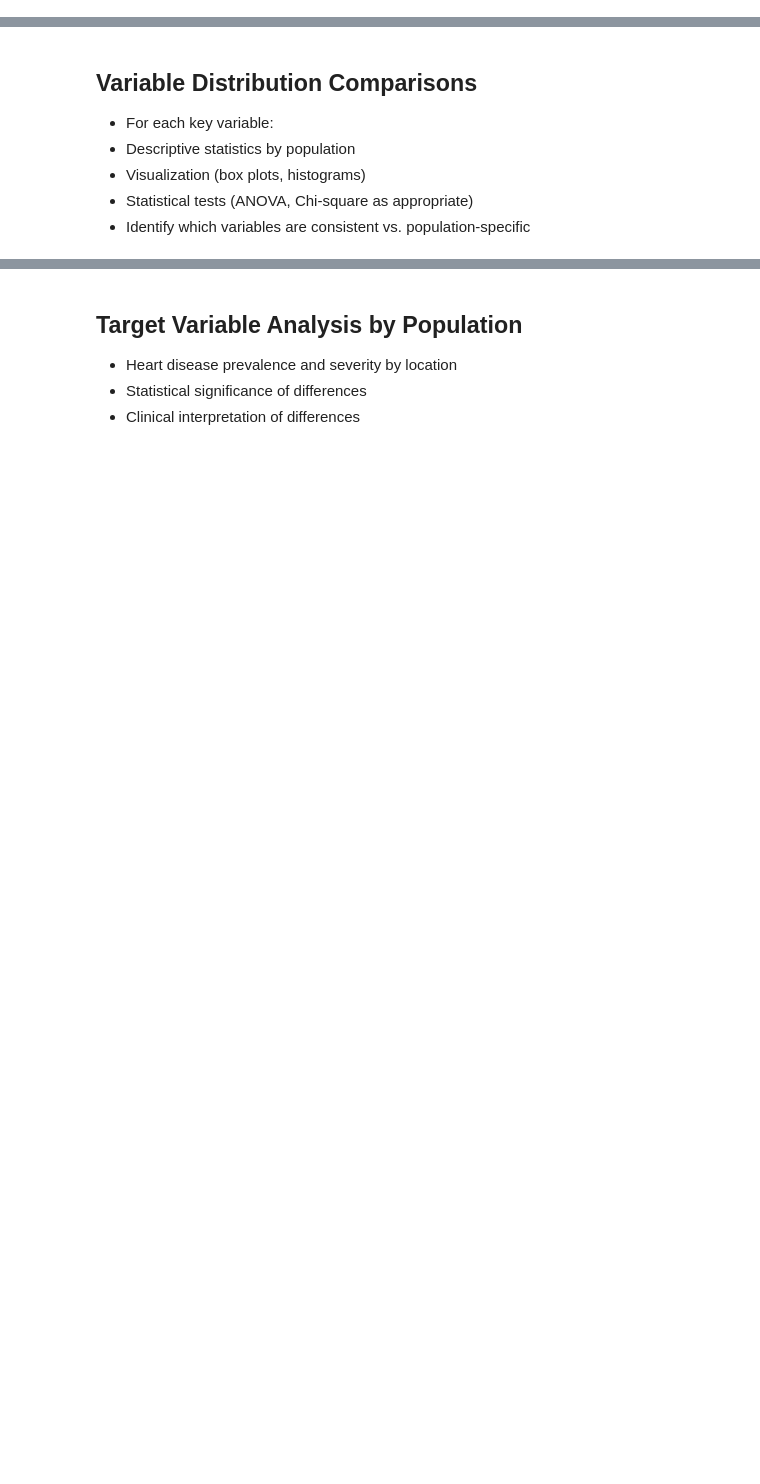
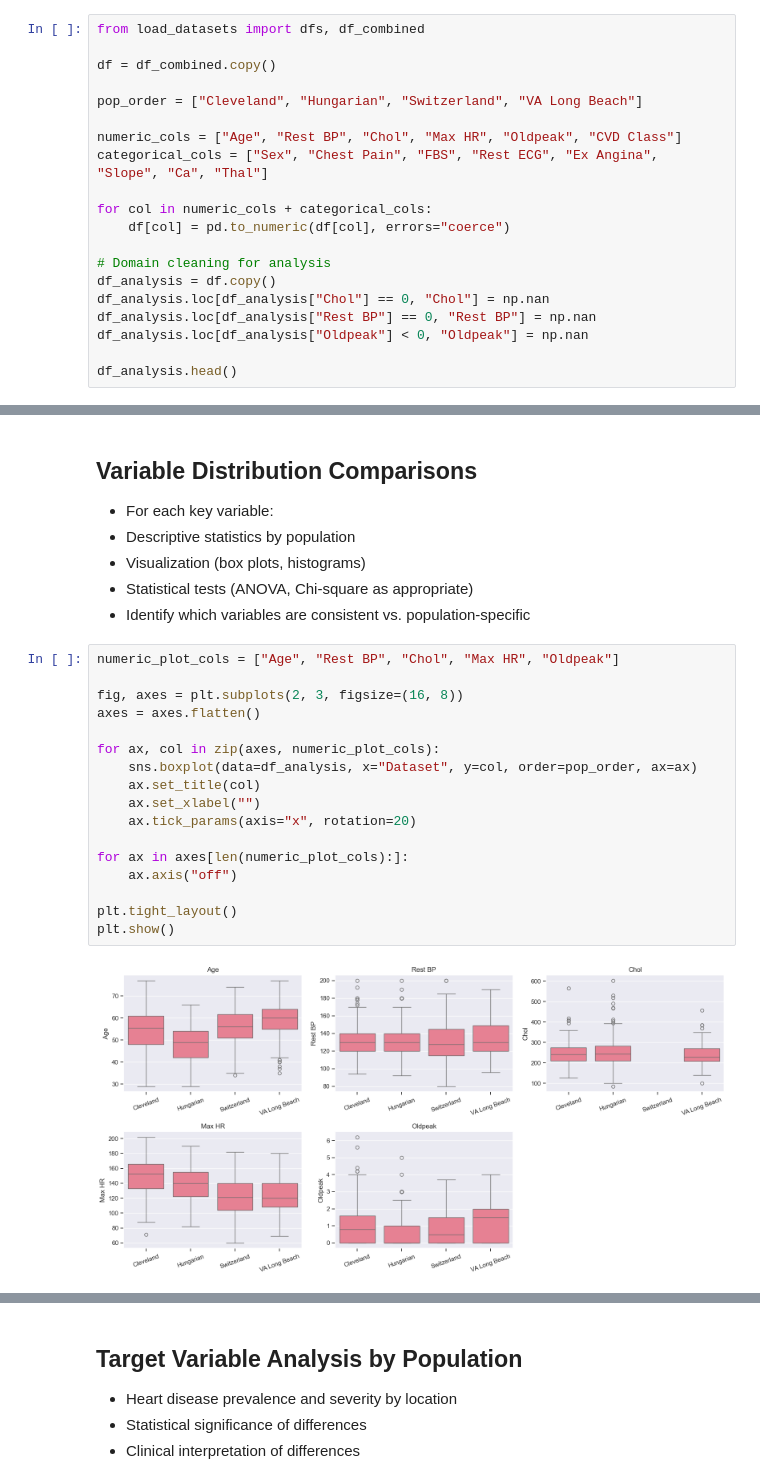
Before and after one commit to Ericn01/Heart-Disease-Prediction, a Jupyter notebook: 2_population_analysis_and_cleaning.ipynb, the cells around one changed output, grey strips where cells are left out. Drawn from its saved outputs; the diff is of its cells as text; blank space fills up the shorter version.

```diff
--- a/2_population_analysis_and_cleaning.ipynb
+++ b/2_population_analysis_and_cleaning.ipynb
@@ -92,3 +76,23 @@ from utils.data_quality import calculate_missingness_summary
 pd.options.display.float_format = "{:,.2f}".format
 
 warnings.filterwarnings('ignore')
+# %%
+from load_datasets import dfs, df_combined
+
+df = df_combined.copy()
+
+pop_order = ["Cleveland", "Hungarian", "Switzerland", "VA Long Beach"]
+
+numeric_cols = ["Age", "Rest BP", "Chol", "Max HR", "Oldpeak", "CVD Class"]
+categorical_cols = ["Sex", "Chest Pain", "FBS", "Rest ECG", "Ex Angina", "Slope", "Ca", "Thal"]
+
+for col in numeric_cols + categorical_cols:
+    df[col] = pd.to_numeric(df[col], errors="coerce")
+
+# Domain cleaning for analysis
+df_analysis = df.copy()
+df_analysis.loc[df_analysis["Chol"] == 0, "Chol"] = np.nan
+df_analysis.loc[df_analysis["Rest BP"] == 0, "Rest BP"] = np.nan
+df_analysis.loc[df_analysis["Oldpeak"] < 0, "Oldpeak"] = np.nan
+
+df_analysis.head()
@@ -106,3 +161,22 @@ warnings.filterwarnings('ignore')
 - Visualization (box plots, histograms)
 - Statistical tests (ANOVA, Chi-square as appropriate)
 - Identify which variables are consistent vs. population-specific
+# %%
+numeric_plot_cols = ["Age", "Rest BP", "Chol", "Max HR", "Oldpeak"]
+
+fig, axes = plt.subplots(2, 3, figsize=(16, 8))
+axes = axes.flatten()
+
+for ax, col in zip(axes, numeric_plot_cols):
+    sns.boxplot(data=df_analysis, x="Dataset", y=col, order=pop_order, ax=ax)
+    ax.set_title(col)
+    ax.set_xlabel("")
+    ax.tick_params(axis="x", rotation=20)
+
+for ax in axes[len(numeric_plot_cols):]:
+    ax.axis("off")
+
+plt.tight_layout()
+plt.show()
+# %% [output]
+[figure, added]
```
Also changed, not shown: parts of 21 cells of this notebook, 5 other files.
